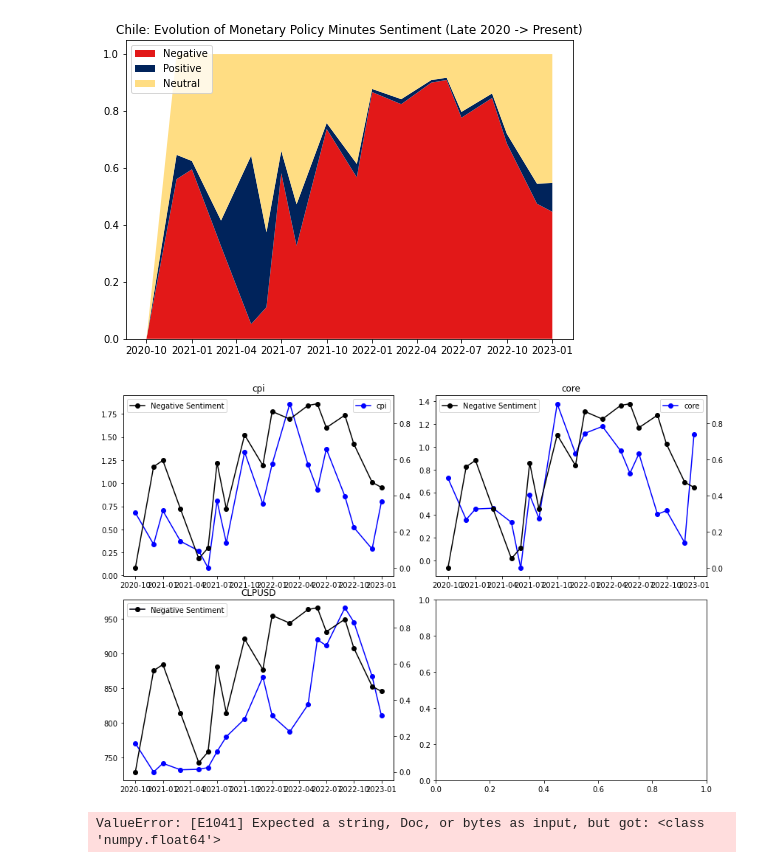
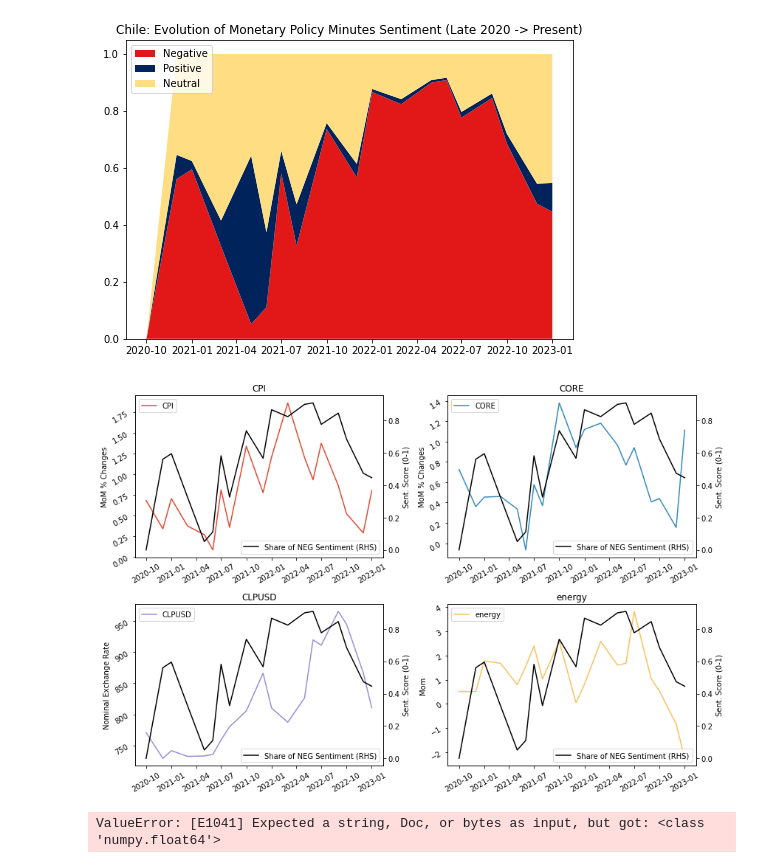
Before and after one commit to willcrossb/Latam_CPI_nowcast, a Jupyter notebook: MonPol_minutes/analyze_CB_comm.ipynb, the cells around one changed output. Saved outputs shown, nothing was run; the diff lists cells and outputs as text; code cells hidden in the pictures.

```diff
--- a/MonPol_minutes/analyze_CB_comm.ipynb
+++ b/MonPol_minutes/analyze_CB_comm.ipynb
@@ -105,8 +89,9 @@ df_collect_m, dfinfo_m = fredget(FRED_list, s_d, e_d, freq = "m", plots=False)
 #Convert this series to MoM % changes
 df_collect_m['WPUID61'] = df_collect_m['WPUID61'].pct_change(3)*100
 df_collect_m['PCOPPUSDM'] = df_collect_m['PCOPPUSDM'].pct_change(3)*100
-rename_cols = {"CPALTT01CLM657N":"cpi","CPGREN01CLM657N":"energy","CPGRLE01CLM657N":"core","WPUID61":"USppi","PCOPPUSDM":"copper","CLP=X":"exrate","CL=F":"oil","CUSR0000SAD":"goods",'CCUSSP02CLM650N':'CLPUSD'}
+rename_cols = {"CPALTT01CLM657N":"CPI","CPGREN01CLM657N":"energy","CPGRLE01CLM657N":"CORE","WPUID61":"USppi","PCOPPUSDM":"copper","CLP=X":"exrate","CL=F":"oil","CUSR0000SAD":"goods",'CCUSSP02CLM650N':'CLPUSD'}
 df_collect_m = df_collect_m.rename(columns=rename_cols)
+df = df.merge(df_collect_m, how='inner',left_index=True,right_index=True)
 # %% [output]
 CPALTT01CLM657N
 CPGREN01CLM657N
@@ -130,30 +113,40 @@ plt.title('Chile: Evolution of Monetary Policy Minutes Sentiment (Late 2020 -> P
 Text(0.5, 1.0, 'Chile: Evolution of Monetary Policy Minutes Sentiment (Late 2020 -> Present)')
 [figure]
 # %%
+#Plot Negative sentiment vs. Relevanrt covariates
 fig, axs = plt.subplots(2,2, figsize = (12, 8))
 
 #Plot index variable
 col = 0
 row = 0
-cov_list = ('cpi','core','CLPUSD')
+colorlist = ['#E24A33','#348ABD','#988ED5','#FBC15E','#8EBA42','#FFB5B','#777777']
+
+cov_list = {'CPI':'MoM % Changes','CORE':'MoM % Changes','CLPUSD':'Nominal Exchange Rate','energy':'Mom'}
 for i, var in enumerate(cov_list):
+
     fig.tight_layout()
+
     #chart Indexing
     if i == 2:
         row = 1
         col = 0
 
     #Define plots here
-    axs[row,col].plot(df[var],'b',label =var,marker='o')
+    axs[row,col].set_title(var)
+    axs[row,col].tick_params(rotation=30)
+    axs[row,col].plot(df[var],color = colorlist[i],label =var)
+    axs[row,col].legend(loc='upper left')
+    axs[row,col].set_ylabel(cov_list[var])
     ax2 = axs[row,col].twinx()
-    axs[row,col].set_title(var)
-    ax2.plot(df['negative'],'k',label ='Negative Sentiment',marker='o')
-    axs[row,col].legend()
-    ax2.legend()
+
+    ax2.plot(df['negative'],'k',label ='Share of NEG Sentiment (RHS)')
+    ax2.legend(loc='lower right')
+    ax2.set_ylabel('Sent. Score (0-1)')
+
 
     col += 1
 # %% [output]
-[figure, old version]
+[figure, new version]
 # %%
 nlp = spacy.load("es_core_news_sm")
 
```
Also changed, not shown: parts of 3 cells of this notebook, 2 other files.
